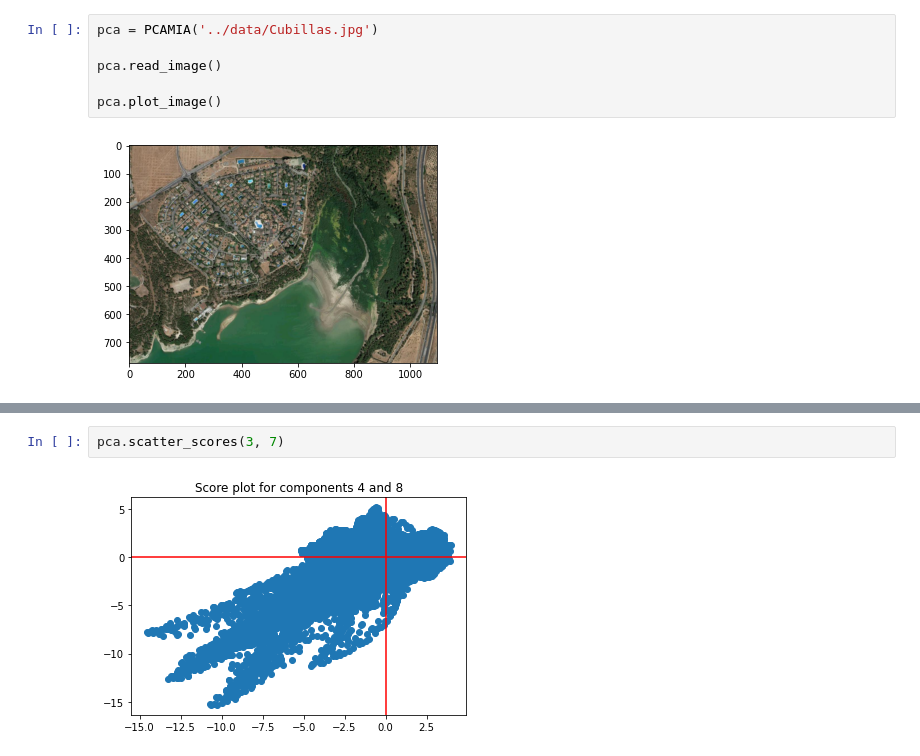
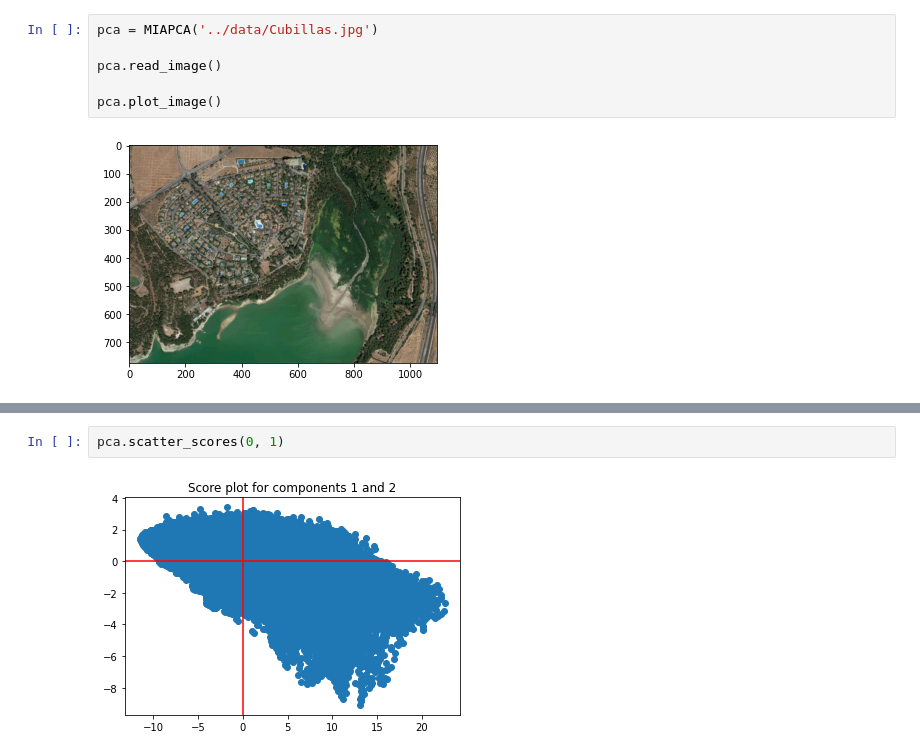
Before and after one commit to Fidaeic/mia, a Jupyter notebook: examples/pools.ipynb, the cells around one changed output, grey strips where cells are left out. Saved outputs shown, nothing was run; the diff lists cells and outputs as text.

```diff
--- a/examples/pools.ipynb
+++ b/examples/pools.ipynb
@@ -12,7 +12,7 @@ import numpy as np
 import matplotlib.pyplot as plt
 from rasterio.plot import show
 # %%
-pca = PCAMIA('../data/Cubillas.jpg')
+pca = MIAPCA('../data/Cubillas.jpg')
 
 pca.read_image()
 
@@ -41,4 +37,4 @@ pca.score_map(7)
 # %%
-pca.scatter_scores(3, 7)
+pca.scatter_scores(0, 1)
 # %% [output]
-[figure, old version]
+[figure, new version]
```
Also changed, not shown: parts of 11 cells of this notebook, 1 other file.
